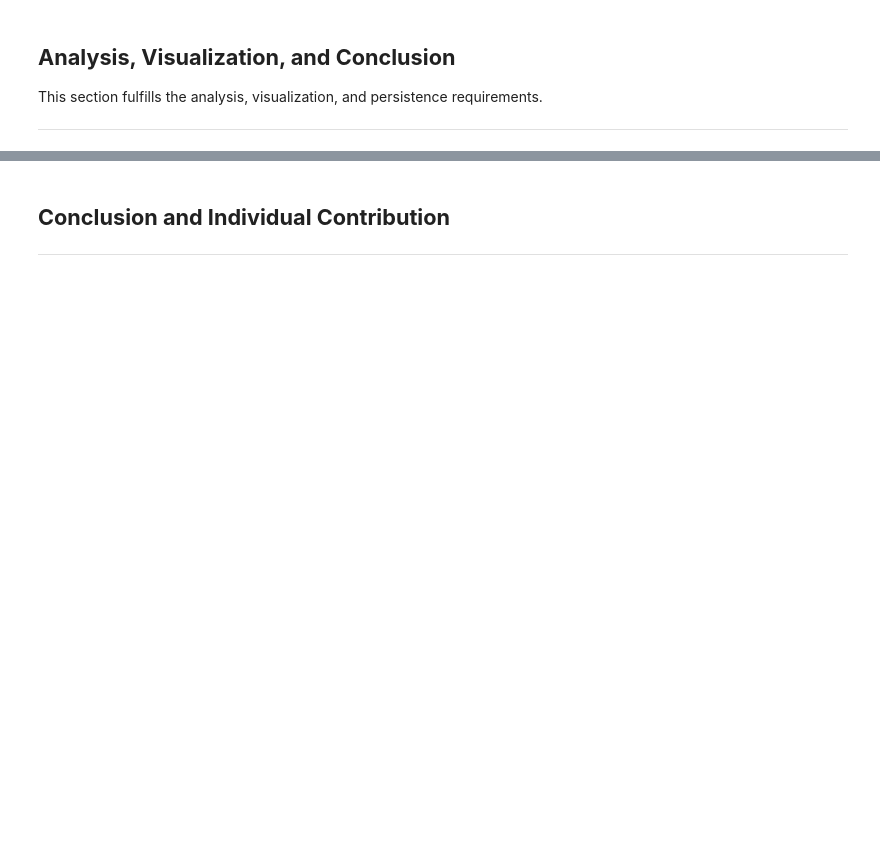
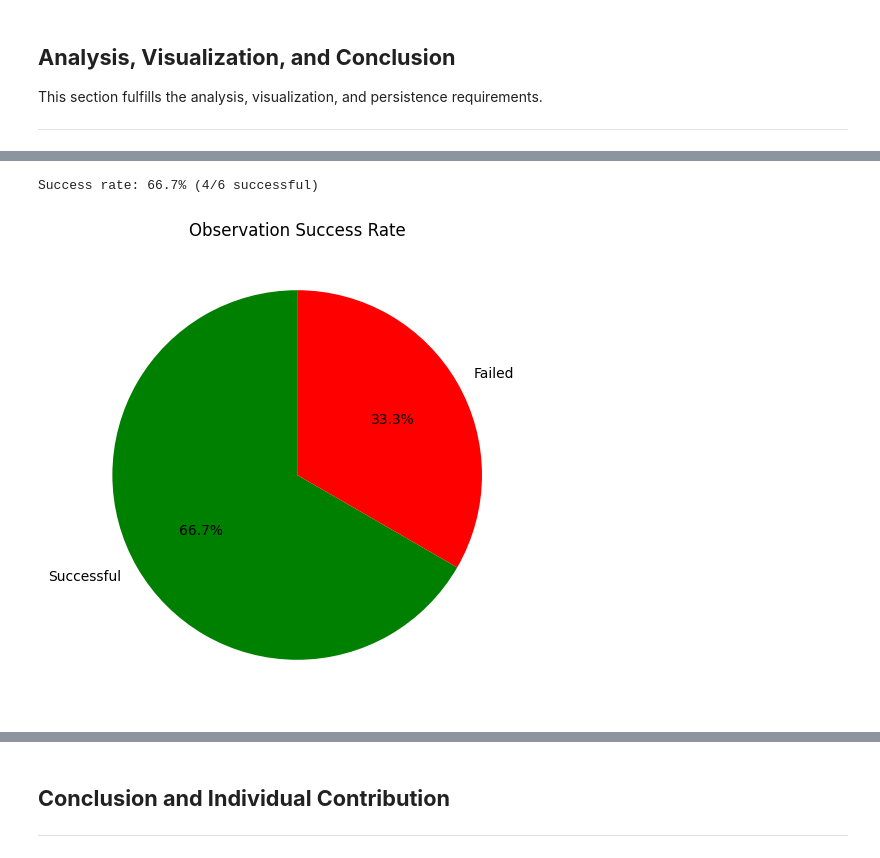
Before and after one commit to vivianwang15637/astron_1221_proj_2, a Jupyter notebook: main.ipynb, the cells around one changed output, grey strips where cells are left out. Saved outputs shown, nothing was run; the diff lists cells and outputs as text; code cells hidden in the pictures; blank space fills up the shorter version.

```diff
--- a/main.ipynb
+++ b/main.ipynb
@@ -569 +715,26 @@ A pie chart showing the success rate of the recorded observations.
+# %%
+# Visualization: Observation Success Rate
+
+# Calculate success rate based on whether successful flag has an acceptable value.
+success_count = merged_df['successful'].sum()
+total_observed = merged_df['successful'].notna().sum()
+success_rate = success_count / total_observed if total_observed > 0 else 0
+
+print(f"Success rate: {success_rate:.1%} ({success_count}/{total_observed} successful)")
+
+# Create pie chart
+if total_observed > 0:
+    plt.figure(figsize=(8, 6))
+    labels = ['Successful', 'Failed']
+    sizes = [success_count, total_observed - success_count]
+    colors = ['green', 'red']
+
+    plt.pie(sizes, labels=labels, colors=colors, autopct='%1.1f%%', startangle=90)
+    plt.title('Observation Success Rate')
+    plt.show()
+else:
+    print("No observations to visualize")
+# %% [output]
+Success rate: 66.7% (4/6 successful)
+[figure, added]
 # %% [markdown]
```
Also changed, not shown: parts of 20 cells of this notebook, 3 other files.
